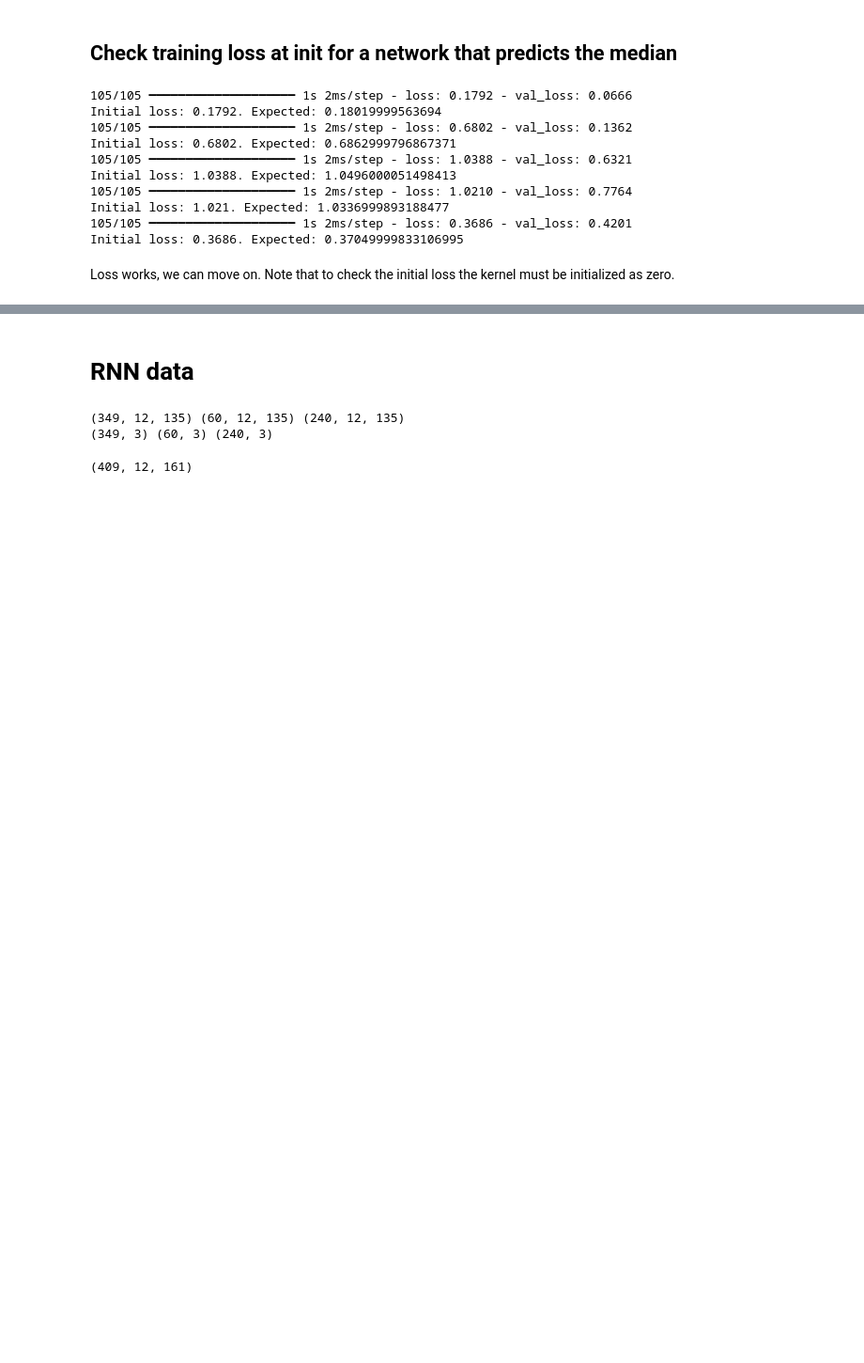
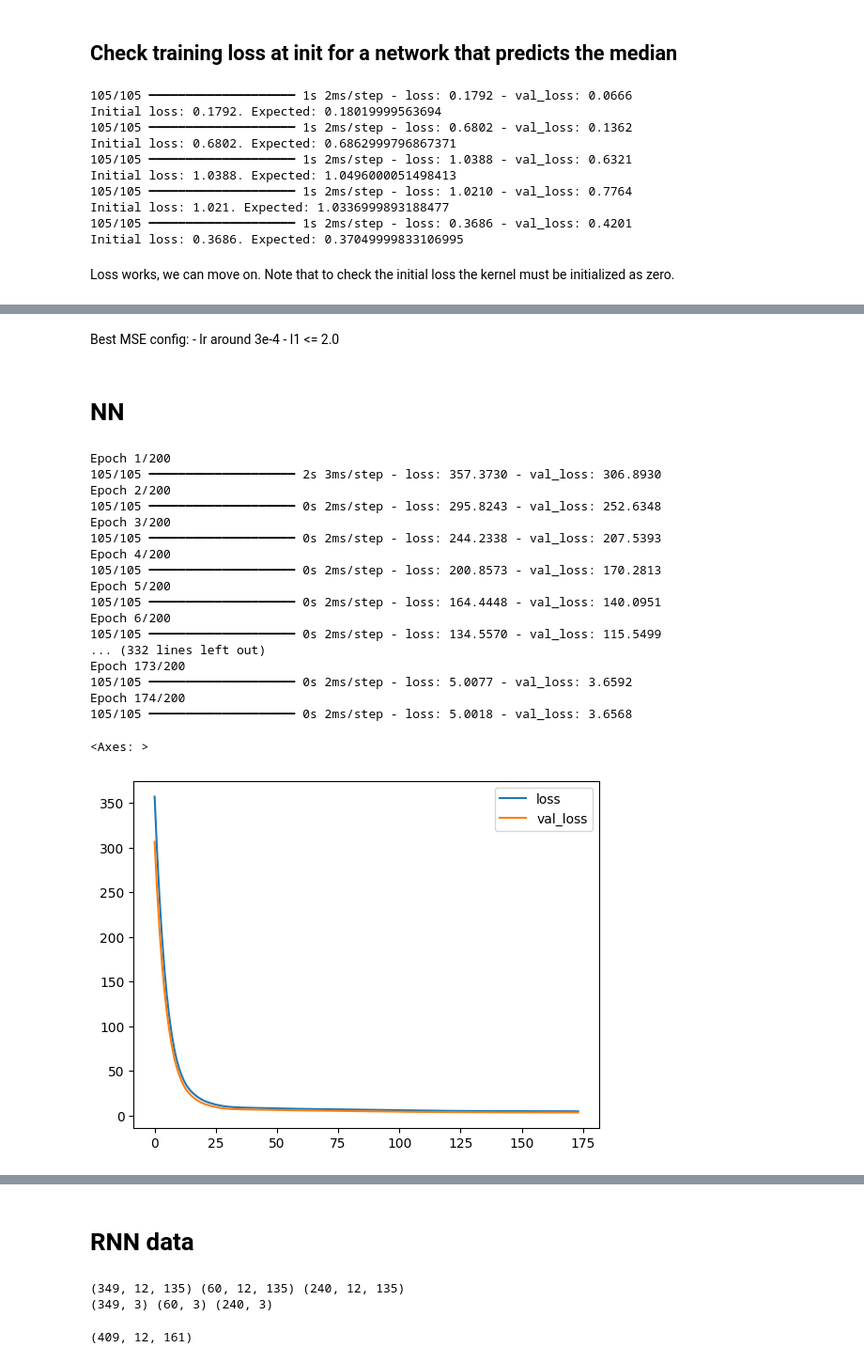
Before and after one commit to rproner1/MacroAtRisk, a Jupyter notebook: tuning.ipynb, the cells around one changed output, grey strips where cells are left out. Shown at 94% size. Drawn from its saved outputs; the diff is of its cells as text; code cells hidden in the pictures; blank space fills up the shorter version.

```diff
--- a/tuning.ipynb
+++ b/tuning.ipynb
@@ -314,0 +434,64 @@ Loss works, we can move on. Note that to check the initial loss the kernel must
+# %% [markdown]
+Best MSE config:
+    - lr around 3e-4
+    - l1 <= 2.0
+# %% [markdown]
+# NN
+# %%
+keras.utils.set_random_seed(1)
+
+builder_params = {
+    'n_layers': 2,
+    'n_nodes': 16,
+    'lr': 3e-4,
+    'l2': 1.0,
+    'l1': 1.0,
+    'loss': 'mse',
+    'q': 0.5
+}
+
+model = build_nn(
+    **builder_params
+)
+
+early_stopping = EarlyStopping(
+    monitor='val_loss',
+    min_delta=1e-3,
+    patience=5,
+    restore_best_weights=True
+)
+
+history = model.fit(
+    X_train_full,
+    y_train_full,
+    epochs=200,
+    batch_size=4,
+    validation_data=(X_val, y_val),
+    callbacks=[
+        early_stopping
+    ],
+    verbose=1,
+    shuffle=True
+)
+
+pd.DataFrame(history.history).plot()
+# %% [output]
+Epoch 1/200
+105/105 ━━━━━━━━━━━━━━━━━━━━ 2s 3ms/step - loss: 357.3730 - val_loss: 306.8930
+Epoch 2/200
+105/105 ━━━━━━━━━━━━━━━━━━━━ 0s 2ms/step - loss: 295.8243 - val_loss: 252.6348
+Epoch 3/200
+105/105 ━━━━━━━━━━━━━━━━━━━━ 0s 2ms/step - loss: 244.2338 - val_loss: 207.5393
+Epoch 4/200
+105/105 ━━━━━━━━━━━━━━━━━━━━ 0s 2ms/step - loss: 200.8573 - val_loss: 170.2813
+Epoch 5/200
+105/105 ━━━━━━━━━━━━━━━━━━━━ 0s 2ms/step - loss: 164.4448 - val_loss: 140.0951
+Epoch 6/200
+105/105 ━━━━━━━━━━━━━━━━━━━━ 0s 2ms/step - loss: 134.5570 - val_loss: 115.5499
+... (332 lines left out)
+Epoch 173/200
+105/105 ━━━━━━━━━━━━━━━━━━━━ 0s 2ms/step - loss: 5.0077 - val_loss: 3.6592
+Epoch 174/200
+105/105 ━━━━━━━━━━━━━━━━━━━━ 0s 2ms/step - loss: 5.0018 - val_loss: 3.6568
+<Axes: >
+[figure, added]
```
Also changed, not shown: parts of 17 cells of this notebook, 1 other file.
